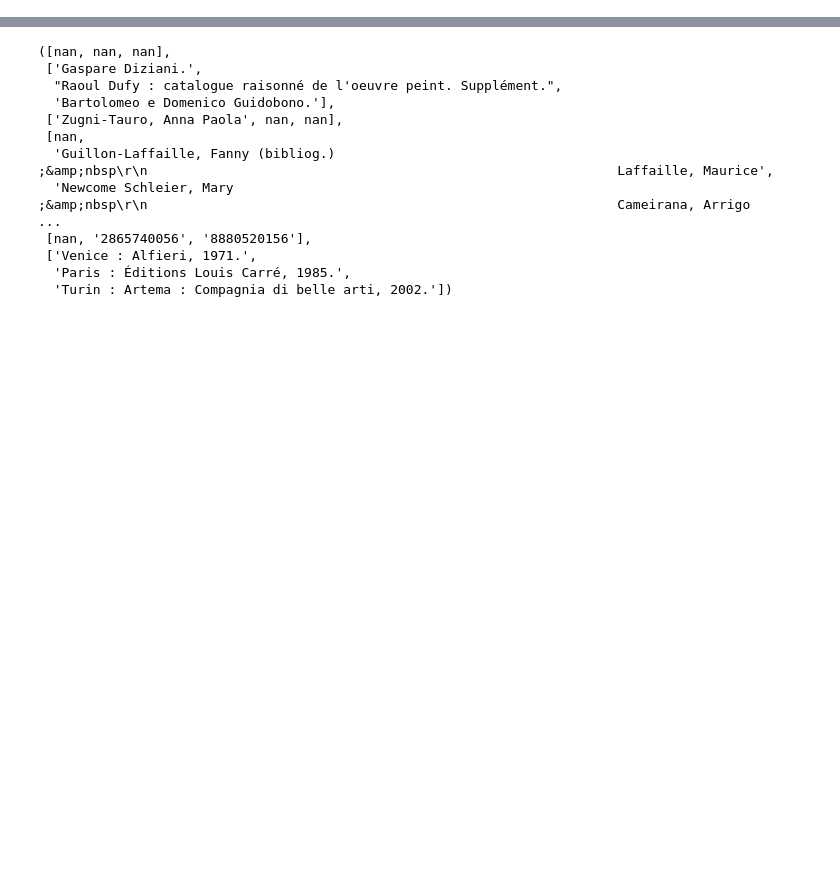
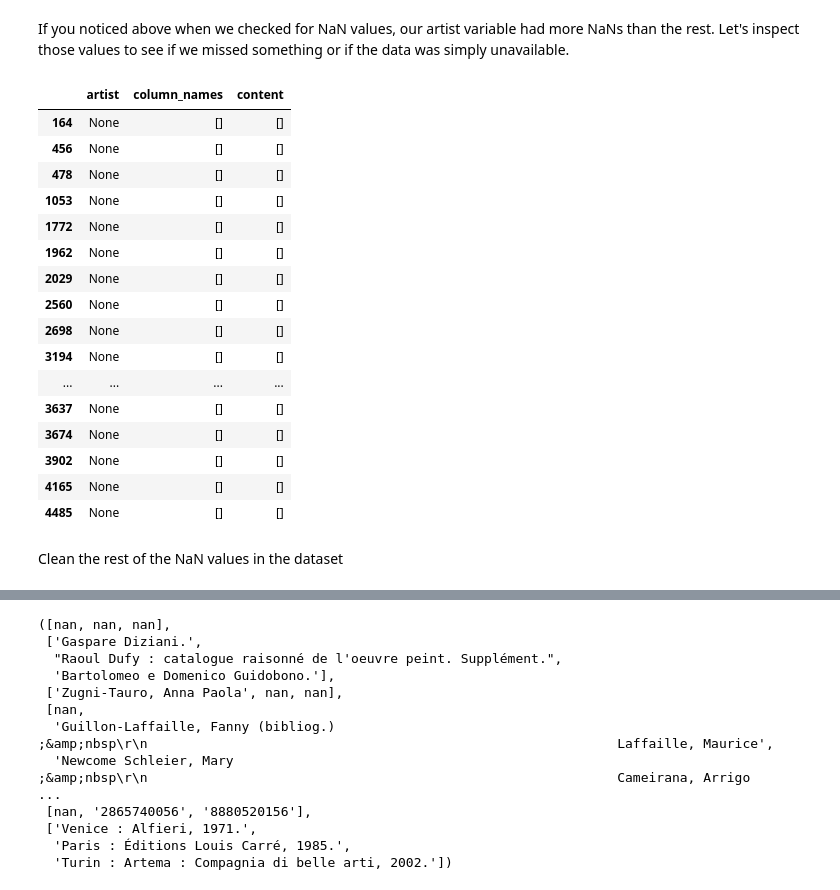
Before and after one commit to ramonprz01/art-auction, a Jupyter notebook: cleaning_part.ipynb, the cells around one changed output, grey strips where cells are left out. Drawn from its saved outputs; the diff is of its cells as text; code cells hidden in the pictures; blank space fills up the shorter version.

```diff
--- a/cleaning_part.ipynb
+++ b/cleaning_part.ipynb
@@ -342,0 +257,21 @@ gen_columns(series = dataset.col_names_content, name = 'Public Note:', new_list
+# %%
+# Create your lists
+
+artist_two = []
+column_names = []
+content = []
+
+# Loop over each dictionary
+
+for i in second_part:
+    if 'artist_two' in i.keys(): # find the key in the dictionary
+        artist_two.append(i['artist_two']) # match the corresponding values to each list
+        column_names.append(i['column_names'])
+        content.append(i['content'])
+    else:
+        artist_two.append(np.nan) # if null append np.nan to your lists
+        column_names.append(np.nan)
+        content.append(np.nan)
+
+# Check that the lenght matches
+len(artist_two), len(column_names), len(content)
@@ -342,0 +282,4 @@ gen_columns(series = dataset.col_names_content, name = 'Public Note:', new_list
+# %%
+page_three = pd.DataFrame(list(zip(artist_two, column_names, content)),
+                         columns = ['artist', 'column_names', 'content'])
+page_three.tail() # check the lenght and the content of the dataframe
@@ -342,0 +309,4 @@ gen_columns(series = dataset.col_names_content, name = 'Public Note:', new_list
+# %%
+# Drop all of the NaN values
+page_three = page_three.dropna(how='all')
+page_three.head()
@@ -342,0 +320,4 @@ gen_columns(series = dataset.col_names_content, name = 'Public Note:', new_list
+# %%
+# Reset your index
+page_three = page_three.reset_index(drop=True)
+page_three.head()
@@ -342,0 +331,24 @@ gen_columns(series = dataset.col_names_content, name = 'Public Note:', new_list
+# %% [markdown]
+If you noticed above when we checked for NaN values, our artist variable had more NaNs than the rest. Let's inspect those values to see if we missed something or if the data was simply unavailable.
+# %%
+page_three[page_three.artist.isna()]
+# %% [output]
+|  | artist | column_names | content |
+| 164 | None | [] | [] |
+| 456 | None | [] | [] |
+| 478 | None | [] | [] |
+| 1053 | None | [] | [] |
+| 1772 | None | [] | [] |
+| 1962 | None | [] | [] |
+| 2029 | None | [] | [] |
+| 2560 | None | [] | [] |
+| 2698 | None | [] | [] |
+| 3194 | None | [] | [] |
+| ... | ... | ... | ... |
+| 3637 | None | [] | [] |
+| 3674 | None | [] | [] |
+| 3902 | None | [] | [] |
+| 4165 | None | [] | [] |
+| 4485 | None | [] | [] |
+# %% [markdown]
+Clean the rest of the NaN values in the dataset
```
Also changed, not shown: parts of 100 cells of this notebook, 20 other files.
